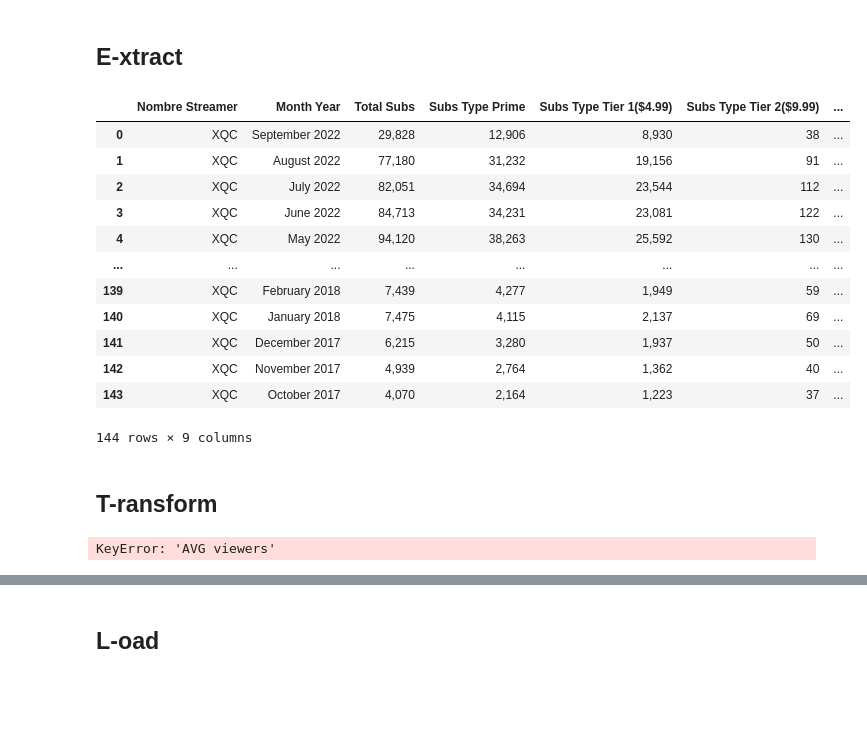
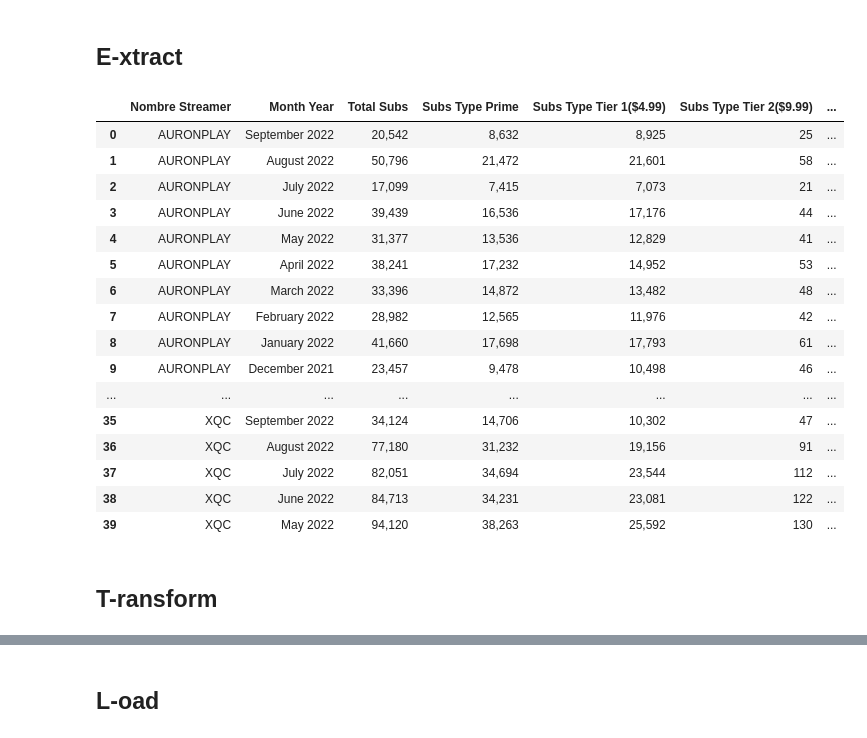
Before and after one commit to xoelcouselo/script-selenium-extraer-datos-twitchtracker, a Jupyter notebook: ETL-streamers-progress-subscribers-twitchtracker.ipynb, the cells around one changed output, grey strips where cells are left out. Drawn from its saved outputs; the diff is of its cells as text; code cells hidden in the pictures; blank space fills up the shorter version.

```diff
--- a/ETL-streamers-progress-subscribers-twitchtracker.ipynb
+++ b/ETL-streamers-progress-subscribers-twitchtracker.ipynb
@@ -191,21 +230,25 @@ extrac_top1000()
 # %%
 # Mostramos datos del TOP50 de Twitchtracker
 df_data = pd.DataFrame(data_results)
 # Pasar datos por pantalla
-df_data
+df_data.head(40)
 # %% [output]
 |  | Nombre Streamer | Month Year | Total Subs | Subs Type Prime | Subs Type Tier 1($4.99) | Subs Type Tier 2($9.99) | ... |
-| 0 | XQC | September 2022 | 29,828 | 12,906 | 8,930 | 38 | ... |
-| 1 | XQC | August 2022 | 77,180 | 31,232 | 19,156 | 91 | ... |
-| 2 | XQC | July 2022 | 82,051 | 34,694 | 23,544 | 112 | ... |
-| 3 | XQC | June 2022 | 84,713 | 34,231 | 23,081 | 122 | ... |
-| 4 | XQC | May 2022 | 94,120 | 38,263 | 25,592 | 130 | ... |
+| 0 | AURONPLAY | September 2022 | 20,542 | 8,632 | 8,925 | 25 | ... |
+| 1 | AURONPLAY | August 2022 | 50,796 | 21,472 | 21,601 | 58 | ... |
+| 2 | AURONPLAY | July 2022 | 17,099 | 7,415 | 7,073 | 21 | ... |
+| 3 | AURONPLAY | June 2022 | 39,439 | 16,536 | 17,176 | 44 | ... |
+| 4 | AURONPLAY | May 2022 | 31,377 | 13,536 | 12,829 | 41 | ... |
+| 5 | AURONPLAY | April 2022 | 38,241 | 17,232 | 14,952 | 53 | ... |
+| 6 | AURONPLAY | March 2022 | 33,396 | 14,872 | 13,482 | 48 | ... |
+| 7 | AURONPLAY | February 2022 | 28,982 | 12,565 | 11,976 | 42 | ... |
+| 8 | AURONPLAY | January 2022 | 41,660 | 17,698 | 17,793 | 61 | ... |
+| 9 | AURONPLAY | December 2021 | 23,457 | 9,478 | 10,498 | 46 | ... |
 | ... | ... | ... | ... | ... | ... | ... | ... |
-| 139 | XQC | February 2018 | 7,439 | 4,277 | 1,949 | 59 | ... |
-| 140 | XQC | January 2018 | 7,475 | 4,115 | 2,137 | 69 | ... |
-| 141 | XQC | December 2017 | 6,215 | 3,280 | 1,937 | 50 | ... |
-| 142 | XQC | November 2017 | 4,939 | 2,764 | 1,362 | 40 | ... |
-| 143 | XQC | October 2017 | 4,070 | 2,164 | 1,223 | 37 | ... |
+| 35 | XQC | September 2022 | 34,124 | 14,706 | 10,302 | 47 | ... |
+| 36 | XQC | August 2022 | 77,180 | 31,232 | 19,156 | 91 | ... |
+| 37 | XQC | July 2022 | 82,051 | 34,694 | 23,544 | 112 | ... |
+| 38 | XQC | June 2022 | 84,713 | 34,231 | 23,081 | 122 | ... |
+| 39 | XQC | May 2022 | 94,120 | 38,263 | 25,592 | 130 | ... |
-144 rows × 9 columns
 # %% [markdown]
 ## T-ransform
@@ -214,11 +260,10 @@ df_data
 df_data = df_data.replace(to_replace='\nhours', value='', regex=True)
 # %%
 #Eliminar ,
-df_data['AVG viewers'] = df_data['AVG viewers'].replace(to_replace=',', value='', regex=True)
-df_data['All time peak viewers'] = df_data['All time peak viewers'].replace(to_replace=',', value='', regex=True)
-df_data['Followers gained'] = df_data['Followers gained'].replace(to_replace=',', value='', regex=True)
-df_data['Total followers'] = df_data['Total followers'].replace(to_replace=',', value='', regex=True)
-df_data['Total views'] = df_data['Total views'].replace(to_replace=',', value='', regex=True)
-df_data['Rank'] = df_data['Rank'].replace(to_replace=',', value='', regex=True)
+df_data['Total Subs'] = df_data['Total Subs'].replace(to_replace=',', value='', regex=True)
+df_data['Subs Type Prime'] = df_data['Subs Type Prime'].replace(to_replace=',', value='', regex=True)
+df_data['Subs Type Tier 1($4.99)'] = df_data['Subs Type Tier 1($4.99)'].replace(to_replace=',', value='', regex=True)
+df_data['Subs Type Tier 2($9.99)'] = df_data['Subs Type Tier 2($9.99)'].replace(to_replace=',', value='', regex=True)
+df_data['Subs Type Tier 3($24.99)'] = df_data['Subs Type Tier 3($24.99)'].replace(to_replace=',', value='', regex=True)
+df_data['Subs Type Unlisted'] = df_data['Subs Type Unlisted'].replace(to_replace=',', value='', regex=True)
+df_data['Subs Type Gifted'] = df_data['Subs Type Gifted'].replace(to_replace=',', value='', regex=True)
-# %% [output]
-KeyError: 'AVG viewers'
```
Also changed, not shown: parts of 9 cells of this notebook, 3 other files.
